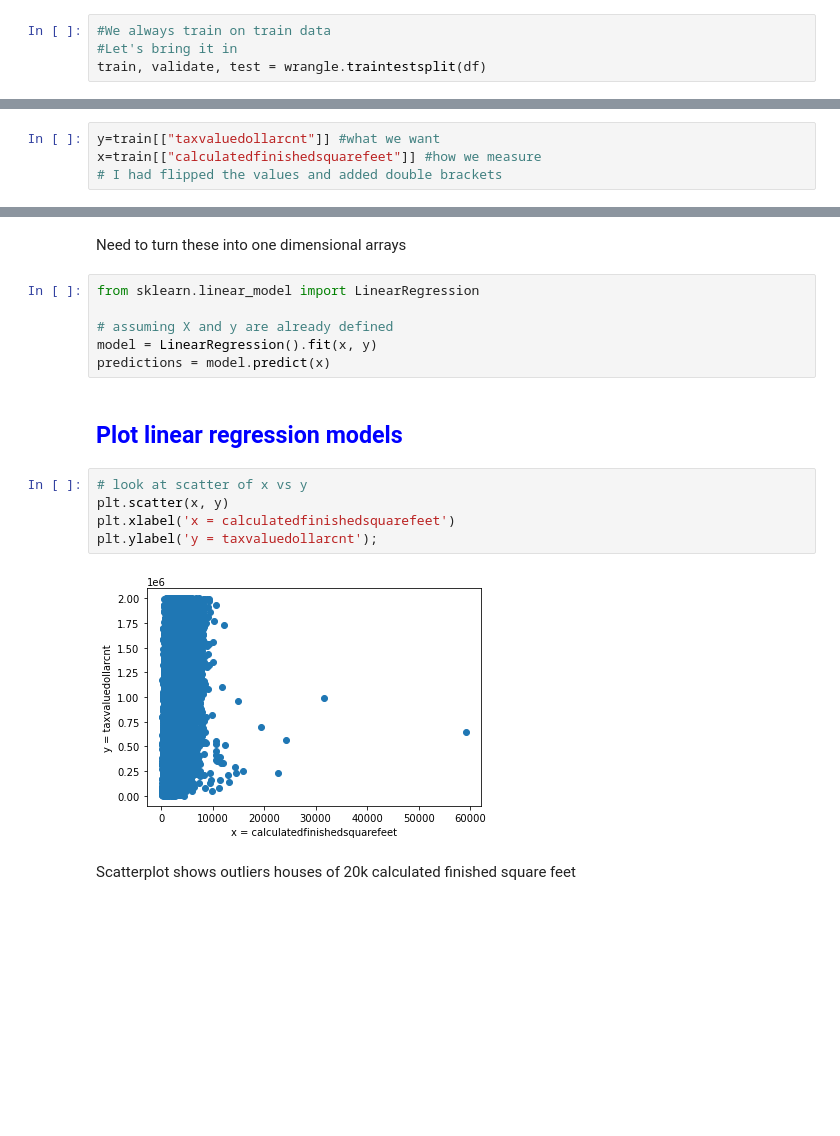
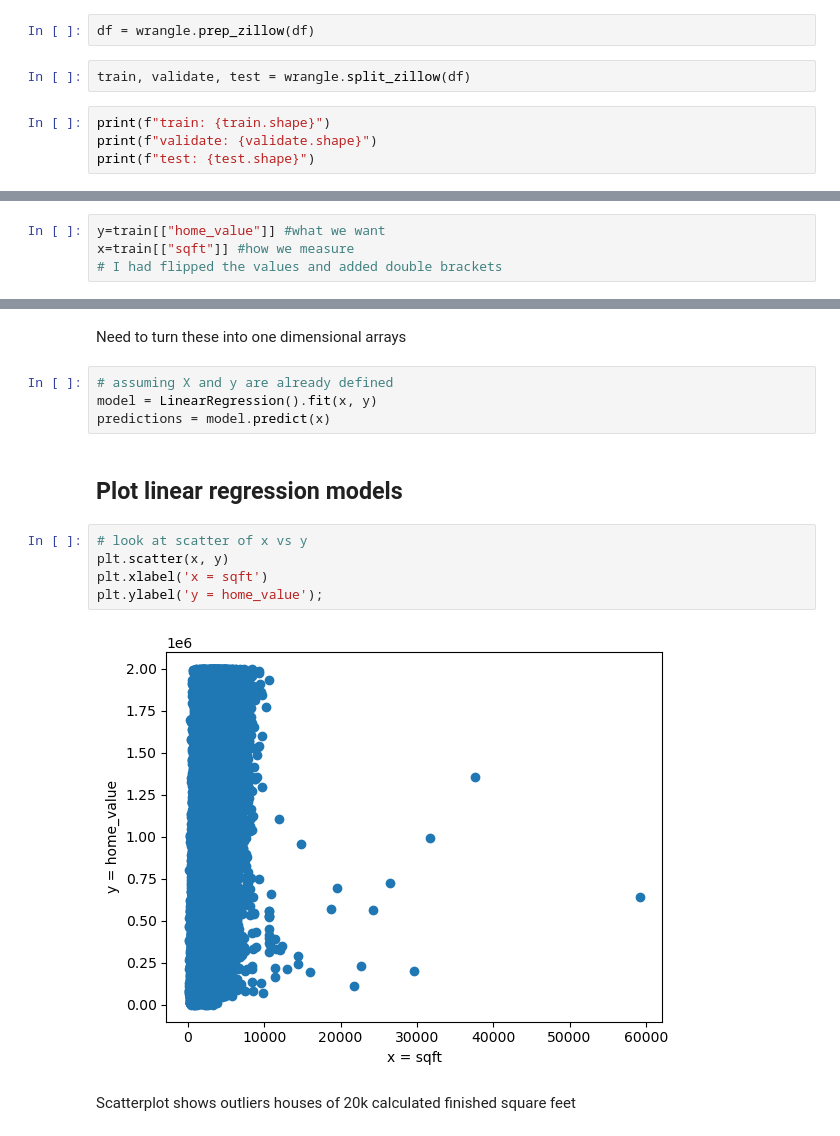
Before and after one commit to annie-carter/regression-exercises, a Jupyter notebook: evaluate.ipynb, the cells around one changed output, grey strips where cells are left out. Drawn from its saved outputs; the diff is of its cells as text; blank space fills up the shorter version.

```diff
--- a/evaluate.ipynb
+++ b/evaluate.ipynb
@@ -31,7 +36,11 @@ df.head()
 # %%
 #let's modify a couple of things to make his strong points stand out most
 df = wrangle.wrangled_zillow(df)
+# %%
+df = wrangle.prep_zillow(df)
+# %%
+train, validate, test = wrangle.split_zillow(df)
 # %%
-#We always train on train data
-#Let's bring it in
-train, validate, test = wrangle.traintestsplit(df)
+print(f"train: {train.shape}")
+print(f"validate: {validate.shape}")
+print(f"test: {test.shape}")
@@ -46,5 +55,5 @@ Here is some sample code to get you started:
 # %%
-y=train[["taxvaluedollarcnt"]] #what we want
-x=train[["calculatedfinishedsquarefeet"]] #how we measure
+y=train[["home_value"]] #what we want
+x=train[["sqft"]] #how we measure
 # I had flipped the values and added double brackets
 # %%
@@ -83,20 +92,18 @@ Name: taxvaluedollarcnt, Length: 1170051, dtype: float64
 # %% [markdown]
 Need to turn these into one dimensional arrays
 # %%
-from sklearn.linear_model import LinearRegression
-
 # assuming X and y are already defined
 model = LinearRegression().fit(x, y)
 predictions = model.predict(x)
 # %% [markdown]
-## <span style="color:blue">Plot linear regression models
+## Plot linear regression models
 # %%
 # look at scatter of x vs y
 plt.scatter(x, y)
-plt.xlabel('x = calculatedfinishedsquarefeet')
-plt.ylabel('y = taxvaluedollarcnt');
+plt.xlabel('x = sqft')
+plt.ylabel('y = home_value');
 # %% [output]
-[figure, old version]
+[figure, new version]
 # %% [markdown]
 Scatterplot shows outliers houses of 20k calculated finished square feet
 # %%
```
Also changed, not shown: parts of 41 cells of this notebook, 5 other files.
